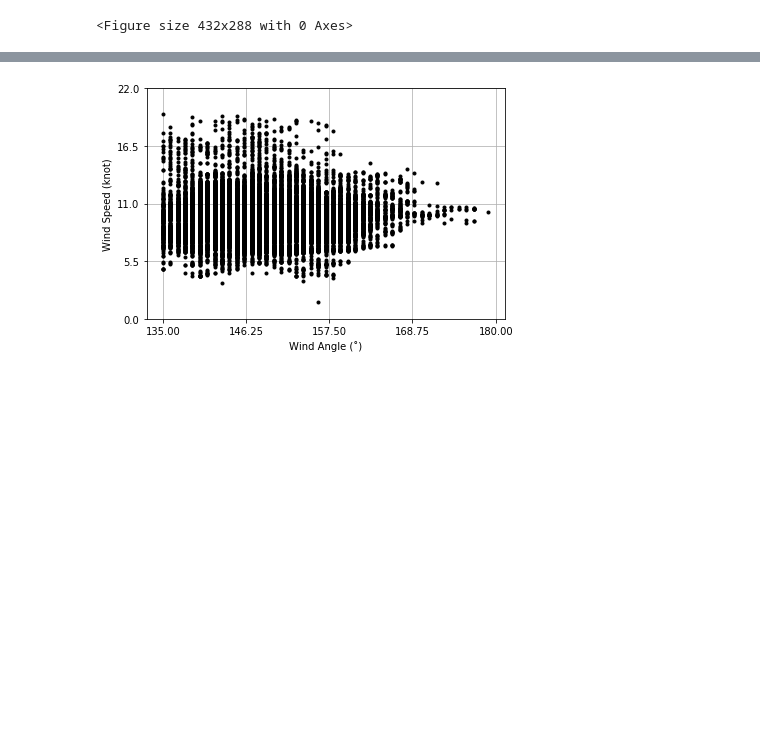
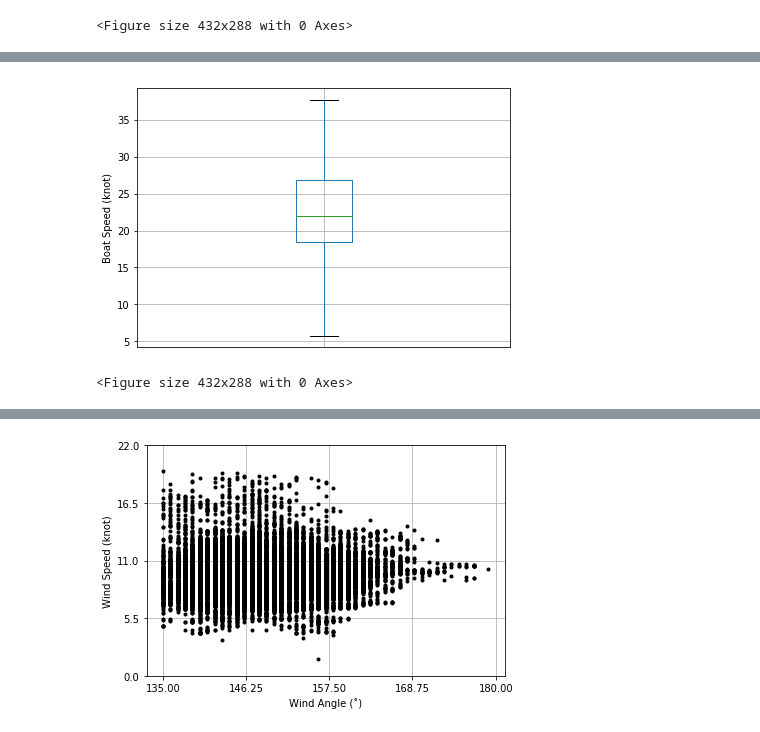
Before and after one commit to mickeycj/france-internship-project, a Jupyter notebook: plot_bins.ipynb, the cells around one changed output, grey strips where cells are left out. Cells and saved outputs as stored; diff of their text form; code cells hidden in the pictures; blank space fills up the shorter version.

```diff
--- a/plot_bins.ipynb
+++ b/plot_bins.ipynb
@@ -234,0 +271,6 @@ plot_corr(binned_df)
+# %%
+# Plot the boat speed boxplot.
+plot_boxplot(binned_df)
+# %% [output]
+[figure, added]
+<Figure size 432x288 with 0 Axes>
```
Also changed, not shown: parts of 9 cells of this notebook.
